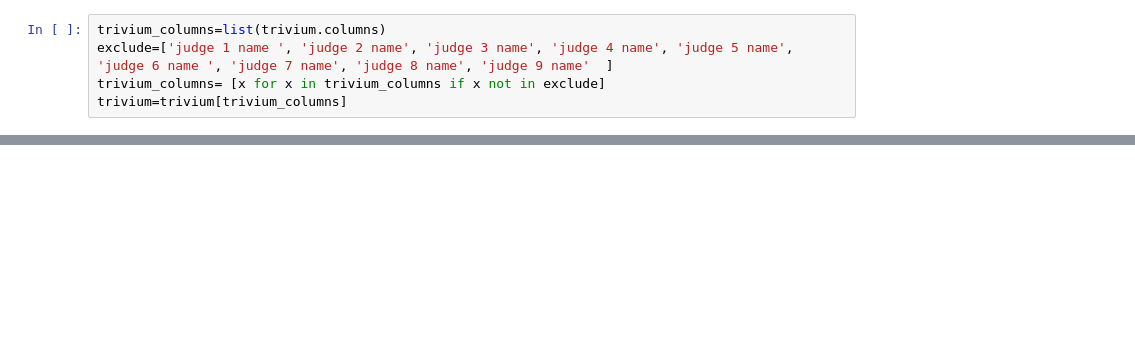
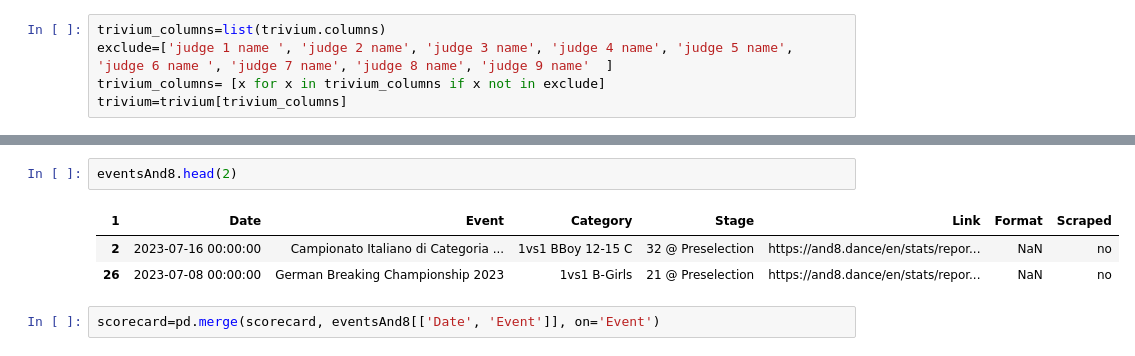
Before and after one commit to smahnke17/capstone, a Jupyter notebook: data_exploration.ipynb, the cells around one changed output, grey strips where cells are left out. Drawn from its saved outputs; the diff is of its cells as text; blank space fills up the shorter version.

```diff
--- a/data_exploration.ipynb
+++ b/data_exploration.ipynb
@@ -90,0 +141,8 @@ TypeError: '<' not supported between instances of 'str' and 'int'
+# %%
+eventsAnd8.head(2)
+# %% [output]
+| 1 | Date | Event | Category | Stage | Link | Format | Scraped |
+| 2 | 2023-07-16 00:00:00 | Campionato Italiano di Categoria ... | 1vs1 BBoy 12-15 C | 32 @ Preselection | https://and8.dance/en/stats/repor... | NaN | no |
+| 26 | 2023-07-08 00:00:00 | German Breaking Championship 2023 | 1vs1 B-Girls | 21 @ Preselection | https://and8.dance/en/stats/repor... | NaN | no |
+# %%
+scorecard=pd.merge(scorecard, eventsAnd8[['Date', 'Event']], on='Event')
```
Also changed, not shown: parts of 17 cells of this notebook.
